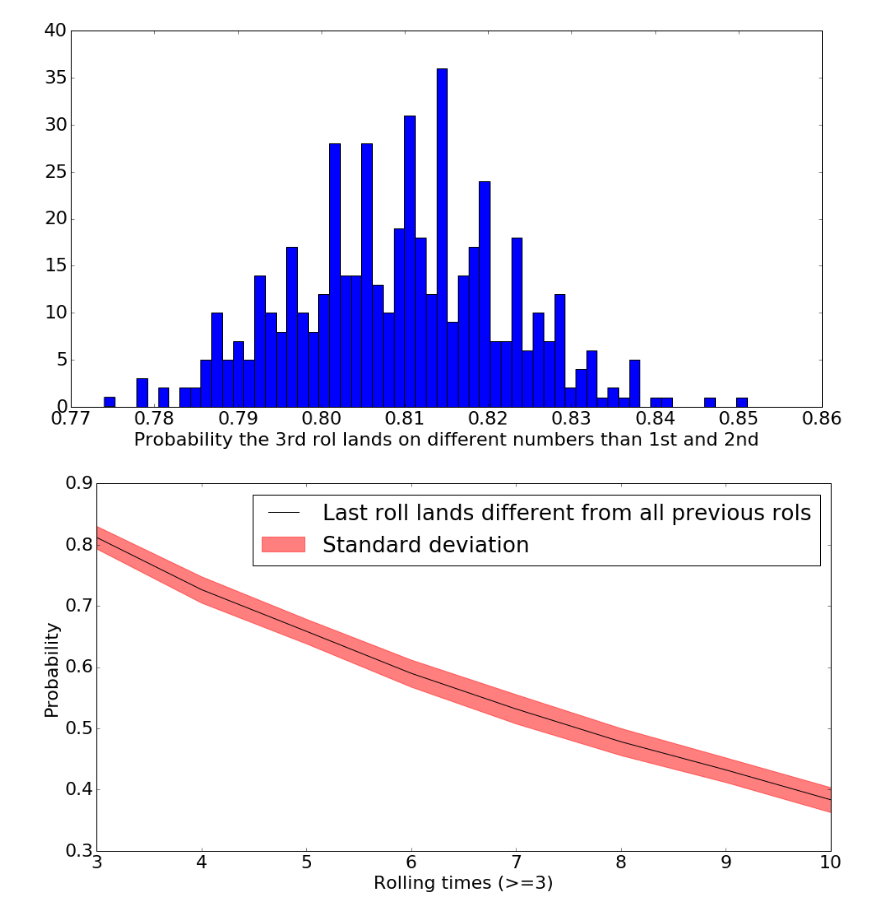
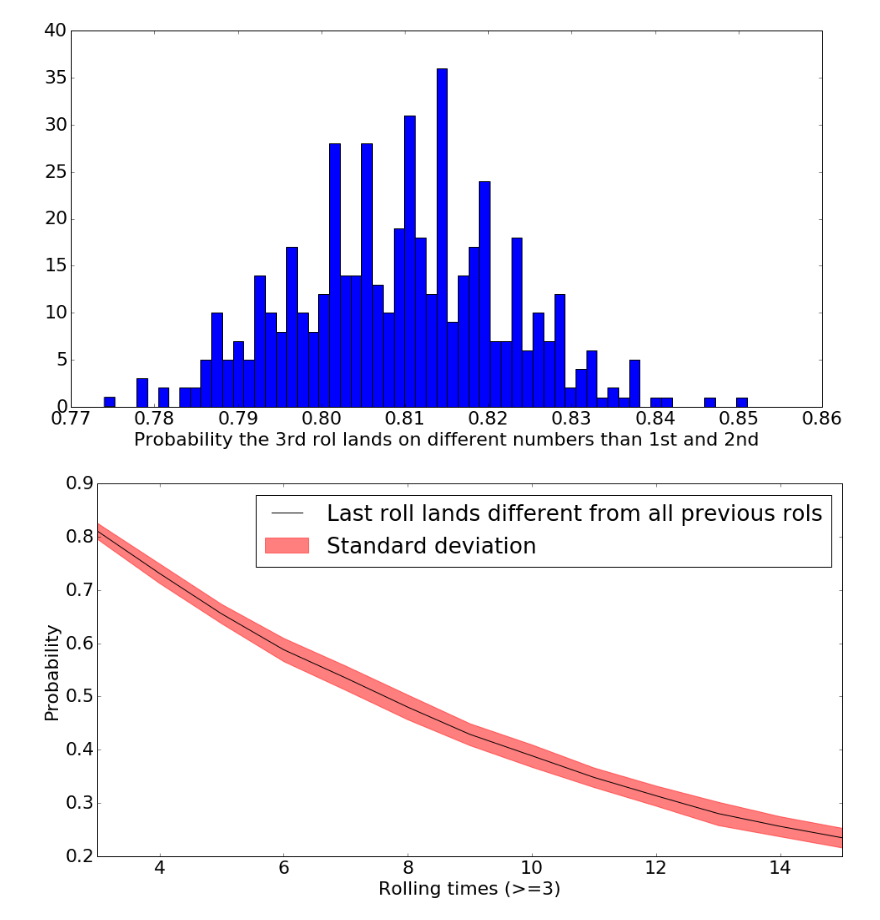
Before and after one commit to nmningmei/intuitive_probability_games, a Jupyter notebook: 10 side die problem.ipynb, the cells around one changed output. Cells and saved outputs as stored; diff of their text form; code cells hidden in the pictures.

```diff
--- a/10 side die problem.ipynb
+++ b/10 side die problem.ipynb
@@ -23,7 +23,7 @@ _=ax.set(xlabel='Probability the 3rd rol lands on different numbers than 1st and
 # %% [output]
 [figure]
 # %%
-ns = np.arange(3,11,1)
+ns = np.arange(3,16,1)
 results = np.zeros((len(ns),100))
 for a,n in enumerate(ns):
 
@@ -37,10 +37,10 @@ for a,n in enumerate(ns):
 # %%
 fig,ax = plt.subplots(figsize=(16,8))
 results_mean = results.mean(1)
 results_se = results.std(1)
 ax.plot(ns,results_mean,'k-',alpha=1.,label='Last roll lands different from all previous rols')
 ax.fill_between(ns,results_mean+results_se,results_mean-results_se,color='r',alpha=0.5,label='Standard deviation')
-_=ax.set(xlabel='Rolling times (>=3)',ylabel='Probability')
+_=ax.set(xlabel='Rolling times (>=3)',ylabel='Probability',xlim=(ns.min(),ns.max()))
 _=ax.legend(loc='best')
 # %% [output]
-[figure, old version]
+[figure, new version]
```
Also changed, not shown: parts of 1 cell of this notebook.
